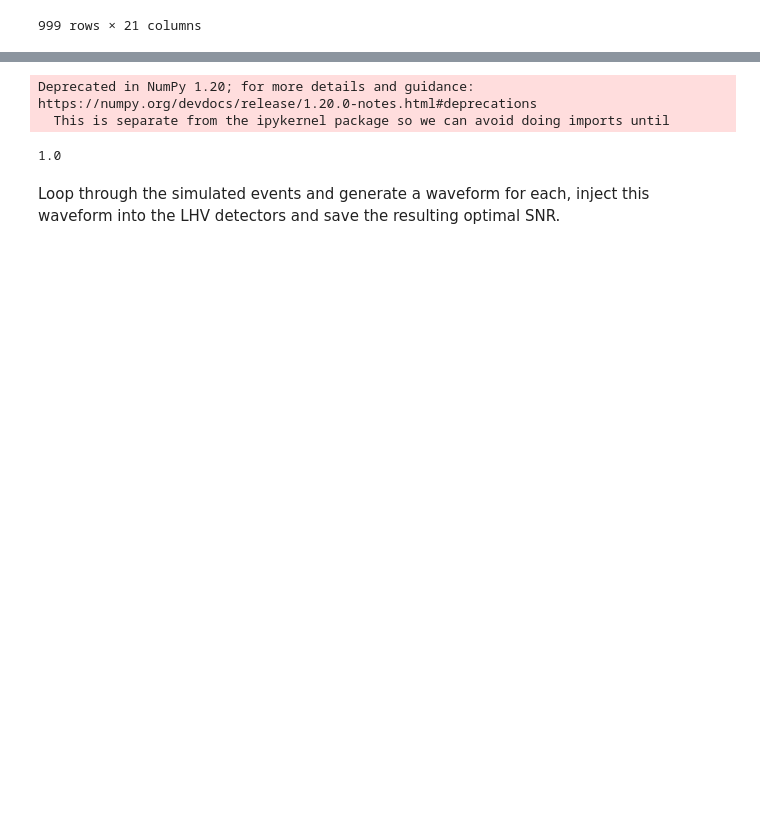
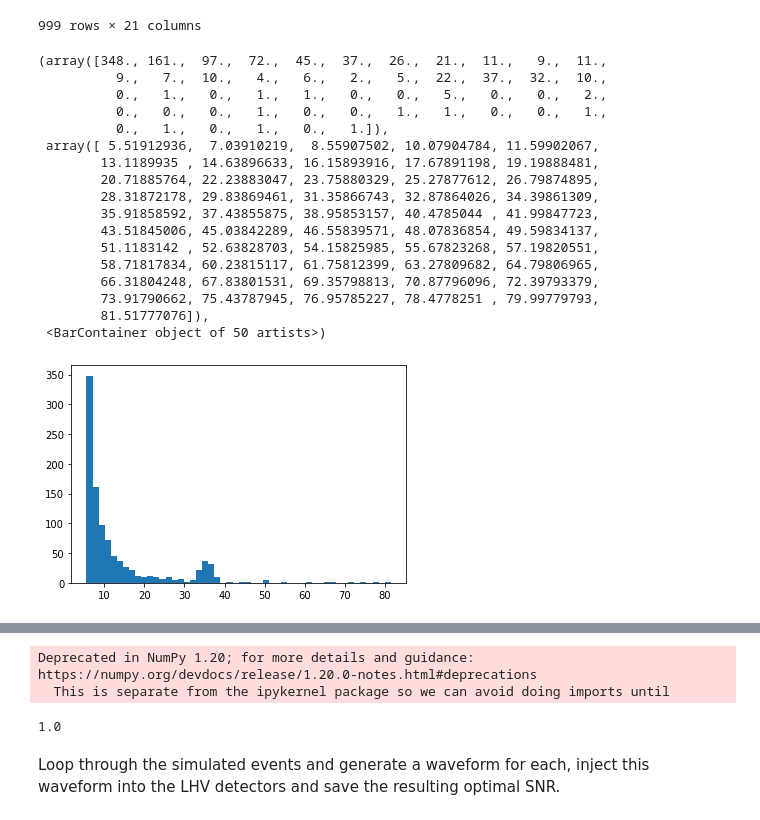
Before and after one commit to jhyland01/p_astro_project, a Jupyter notebook: bilby_snr.ipynb, the cells around one changed output, grey strips where cells are left out. Drawn from its saved outputs; the diff is of its cells as text; code cells hidden in the pictures; blank space fills up the shorter version.

```diff
--- a/bilby_snr.ipynb
+++ b/bilby_snr.ipynb
@@ -33,6 +33,27 @@ samples
 | 997 | 5.792281 | 0.996428 | 0.227619 | 0.346497 | -0.669760 | -0.677548 | 0.823380 | 5.771592 | -0.193536 | 2.304681 | ... |
 | 998 | 10.532191 | 0.956622 | 0.186184 | 0.379427 | 0.882328 | 0.984427 | 0.897877 | 10.075325 | 0.266577 | 0.490010 | ... |
 999 rows × 21 columns
+# %%
+plt.hist(samples['mass_1'], bins=50)
+# %% [output]
+(array([348., 161.,  97.,  72.,  45.,  37.,  26.,  21.,  11.,   9.,  11.,
+          9.,   7.,  10.,   4.,   6.,   2.,   5.,  22.,  37.,  32.,  10.,
+          0.,   1.,   0.,   1.,   1.,   0.,   0.,   5.,   0.,   0.,   2.,
+          0.,   0.,   0.,   1.,   0.,   0.,   1.,   1.,   0.,   0.,   1.,
+          0.,   1.,   0.,   1.,   0.,   1.]),
+ array([ 5.51912936,  7.03910219,  8.55907502, 10.07904784, 11.59902067,
+        13.1189935 , 14.63896633, 16.15893916, 17.67891198, 19.19888481,
+        20.71885764, 22.23883047, 23.75880329, 25.27877612, 26.79874895,
+        28.31872178, 29.83869461, 31.35866743, 32.87864026, 34.39861309,
+        35.91858592, 37.43855875, 38.95853157, 40.4785044 , 41.99847723,
+        43.51845006, 45.03842289, 46.55839571, 48.07836854, 49.59834137,
+        51.1183142 , 52.63828703, 54.15825985, 55.67823268, 57.19820551,
+        58.71817834, 60.23815117, 61.75812399, 63.27809682, 64.79806965,
+        66.31804248, 67.83801531, 69.35798813, 70.87796096, 72.39793379,
+        73.91790662, 75.43787945, 76.95785227, 78.4778251 , 79.99779793,
+        81.51777076]),
+ <BarContainer object of 50 artists>)
+[figure, added]
 # %% [markdown]
 **To do:**
 * check how much difference an increased sampling frequency makes on the ultimate SNR
```
Also changed, not shown: parts of 2 cells of this notebook, 1 other file.
